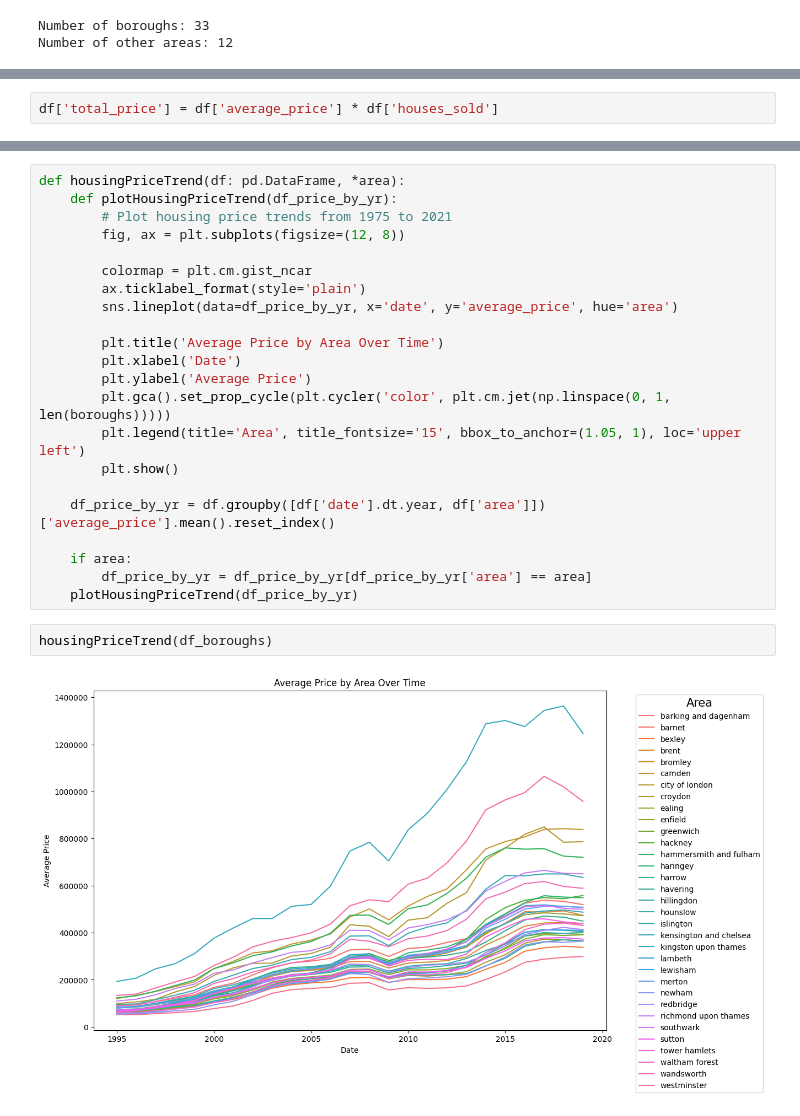
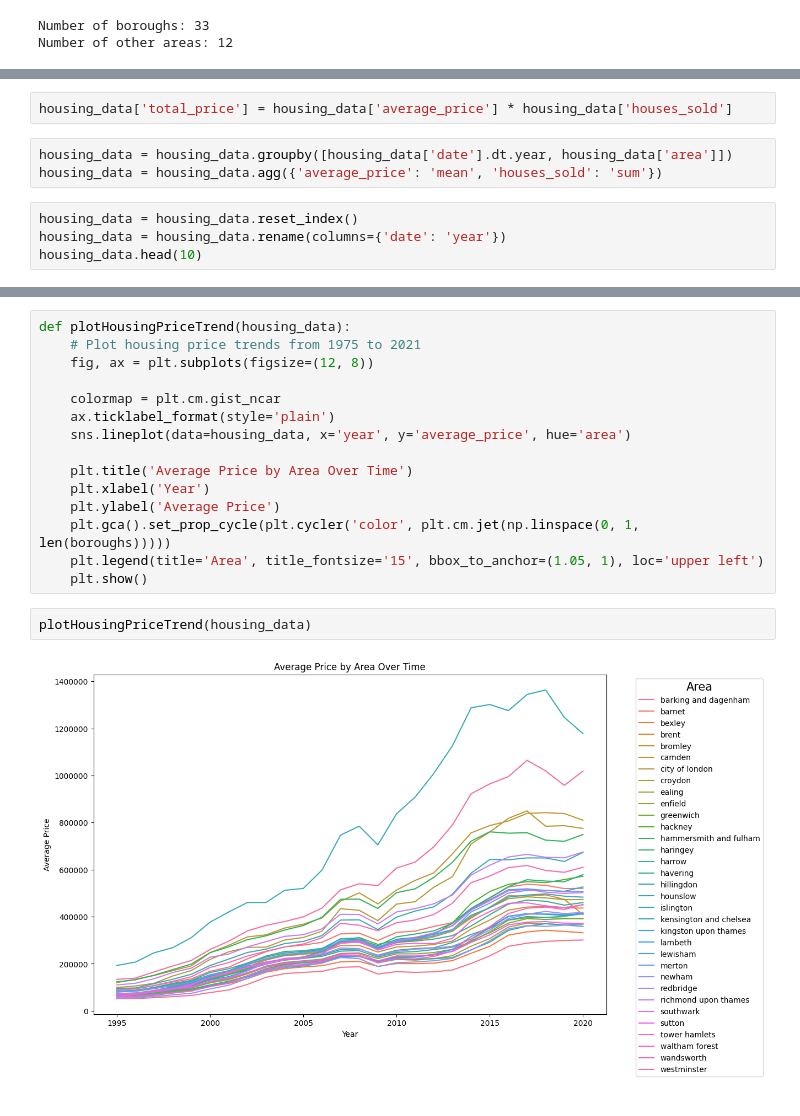
Before and after one commit to jhtkoo0426/uk-qol-analysis, a Jupyter notebook: uk-quality-of-life-analysis.ipynb, the cells around one changed output, grey strips where cells are left out. Saved outputs shown, nothing was run; the diff lists cells and outputs as text.

```diff
--- a/uk-quality-of-life-analysis.ipynb
+++ b/uk-quality-of-life-analysis.ipynb
@@ -103,2 +127,9 @@ Since the dataset lists average housing prices and the number of houses sold per
 # %%
-df['total_price'] = df['average_price'] * df['houses_sold']
+housing_data['total_price'] = housing_data['average_price'] * housing_data['houses_sold']
+# %%
+housing_data = housing_data.groupby([housing_data['date'].dt.year, housing_data['area']])
+housing_data = housing_data.agg({'average_price': 'mean', 'houses_sold': 'sum'})
+# %%
+housing_data = housing_data.reset_index()
+housing_data = housing_data.rename(columns={'date': 'year'})
+housing_data.head(10)
@@ -105,26 +148,19 @@ df['total_price'] = df['average_price'] * df['houses_sold']
 # %%
-def housingPriceTrend(df: pd.DataFrame, *area):
-    def plotHousingPriceTrend(df_price_by_yr):
-        # Plot housing price trends from 1975 to 2021
-        fig, ax = plt.subplots(figsize=(12, 8))
+def plotHousingPriceTrend(housing_data):
+    # Plot housing price trends from 1975 to 2021
+    fig, ax = plt.subplots(figsize=(12, 8))
 
-        colormap = plt.cm.gist_ncar
-        ax.ticklabel_format(style='plain')
-        sns.lineplot(data=df_price_by_yr, x='date', y='average_price', hue='area')
+    colormap = plt.cm.gist_ncar
+    ax.ticklabel_format(style='plain')
+    sns.lineplot(data=housing_data, x='year', y='average_price', hue='area')
 
-        plt.title('Average Price by Area Over Time')
-        plt.xlabel('Date')
-        plt.ylabel('Average Price')
-        plt.gca().set_prop_cycle(plt.cycler('color', plt.cm.jet(np.linspace(0, 1, len(boroughs)))))
-        plt.legend(title='Area', title_fontsize='15', bbox_to_anchor=(1.05, 1), loc='upper left')
-        plt.show()
-
-    df_price_by_yr = df.groupby([df['date'].dt.year, df['area']])['average_price'].mean().reset_index()
-
-    if area:
-        df_price_by_yr = df_price_by_yr[df_price_by_yr['area'] == area]
-    plotHousingPriceTrend(df_price_by_yr)
+    plt.title('Average Price by Area Over Time')
+    plt.xlabel('Year')
+    plt.ylabel('Average Price')
+    plt.gca().set_prop_cycle(plt.cycler('color', plt.cm.jet(np.linspace(0, 1, len(boroughs)))))
+    plt.legend(title='Area', title_fontsize='15', bbox_to_anchor=(1.05, 1), loc='upper left')
+    plt.show()
-# %%
-housingPriceTrend(df_boroughs)
-# %% [output]
-[figure, removed]
+# %%
+plotHousingPriceTrend(housing_data)
+# %% [output]
+[figure, added]
```
Also changed, not shown: parts of 27 cells of this notebook.
